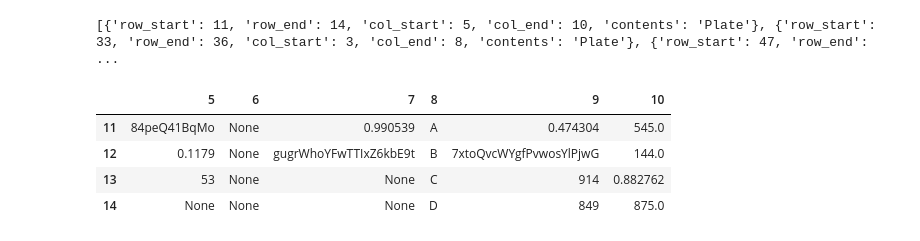
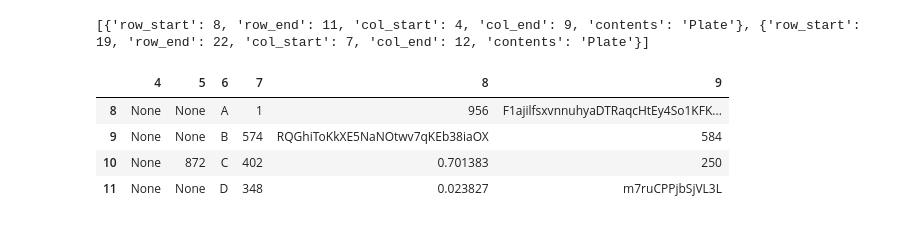
Before and after one commit to sphinxbio/platechain, a Jupyter notebook: notebooks/gen_sample_plate_data.ipynb, the cells around one changed output. Saved outputs shown, nothing was run; the diff lists cells and outputs as text; code cells hidden in the pictures.

```diff
--- a/notebooks/gen_sample_plate_data.ipynb
+++ b/notebooks/gen_sample_plate_data.ipynb
@@ -105,16 +109,17 @@ def _get_plate_from_result_dict(df: pd.DataFrame, result_dict: dict) -> pd.DataF
     ]
     return proposed_plate
 # %%
-plates_df, results = create_plates(random.randint(1, 10), 4, 6)
+n_plates = 2
+plates_df, results = create_plates(n_plates, 4, 6)
 print(results)
 _get_plate_from_result_dict(plates_df, results[0])
 # %% [output]
-[{'row_start': 11, 'row_end': 14, 'col_start': 5, 'col_end': 10, 'contents': 'Plate'}, {'row_start': 33, 'row_end': 36, 'col_start': 3, 'col_end': 8, 'contents': 'Plate'}, {'row_start': 47, 'row_end': ...
+[{'row_start': 8, 'row_end': 11, 'col_start': 4, 'col_end': 9, 'contents': 'Plate'}, {'row_start': 19, 'row_end': 22, 'col_start': 7, 'col_end': 12, 'contents': 'Plate'}]
-|  | 5 | 6 | 7 | 8 | 9 | 10 |
-| 11 | 84peQ41BqMo | None | 0.990539 | A | 0.474304 | 545.0 |
-| 12 | 0.1179 | None | gugrWhoYFwTTIxZ6kbE9t | B | 7xtoQvcWYgfPvwosYlPjwG | 144.0 |
-| 13 | 53 | None | None | C | 914 | 0.882762 |
-| 14 | None | None | None | D | 849 | 875.0 |
+|  | 4 | 5 | 6 | 7 | 8 | 9 |
+| 8 | None | None | A | 1 | 956 | F1ajilfsxvnnuhyaDTRaqcHtEy4So1KFK... |
+| 9 | None | None | B | 574 | RQGhiToKkXE5NaNOtwv7qKEb38iaOX | 584 |
+| 10 | None | 872 | C | 402 | 0.701383 | 250 |
+| 11 | None | None | D | 348 | 0.023827 | m7ruCPPjbSjVL3L |
 # %%
 plates_df
 # %% [output]
```
Also changed, not shown: parts of 2 cells of this notebook, 2 other files.
